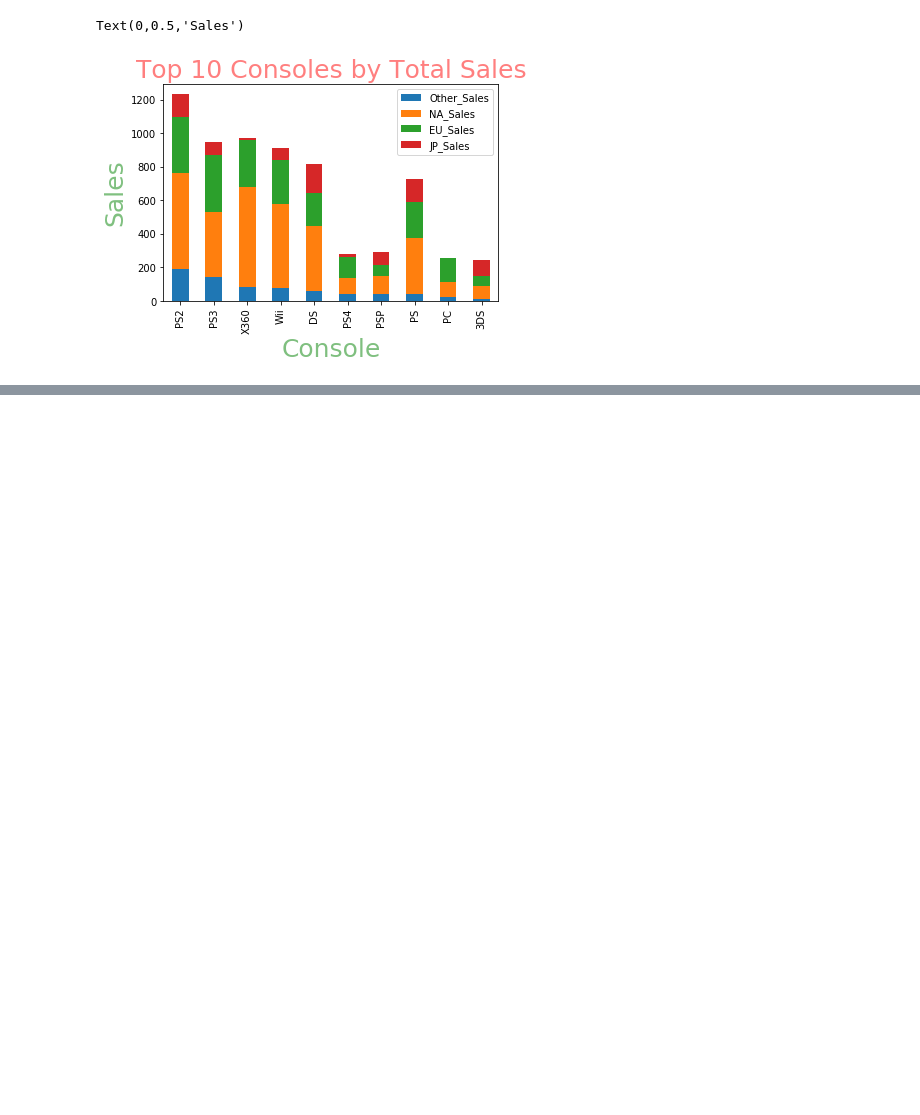
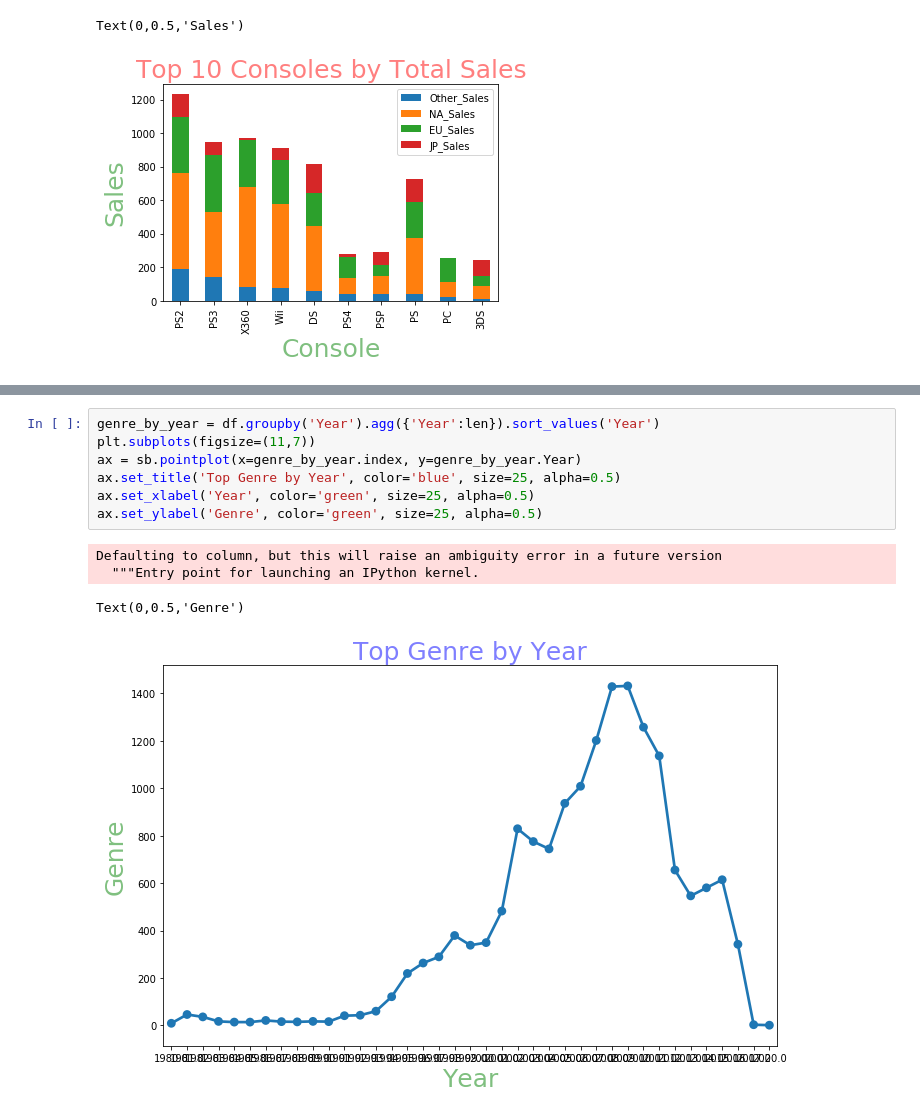
Before and after one commit to cmagapu/Exploratory-Data-Analysis, a Jupyter notebook: Avi's Version.ipynb, the cells around one changed output, grey strips where cells are left out. Drawn from its saved outputs; the diff is of its cells as text; blank space fills up the shorter version.

```diff
--- a/Avi's Version.ipynb
+++ b/Avi's Version.ipynb
@@ -142,0 +182,12 @@ Text(0,0.5,'Sales')
+# %%
+genre_by_year = df.groupby('Year').agg({'Year':len}).sort_values('Year')
+plt.subplots(figsize=(11,7))
+ax = sb.pointplot(x=genre_by_year.index, y=genre_by_year.Year)
+ax.set_title('Top Genre by Year', color='blue', size=25, alpha=0.5)
+ax.set_xlabel('Year', color='green', size=25, alpha=0.5)
+ax.set_ylabel('Genre', color='green', size=25, alpha=0.5)
+# %% [output]
+Defaulting to column, but this will raise an ambiguity error in a future version
+  """Entry point for launching an IPython kernel.
+Text(0,0.5,'Genre')
+[figure, added]
```
Also changed, not shown: parts of 4 cells of this notebook.
